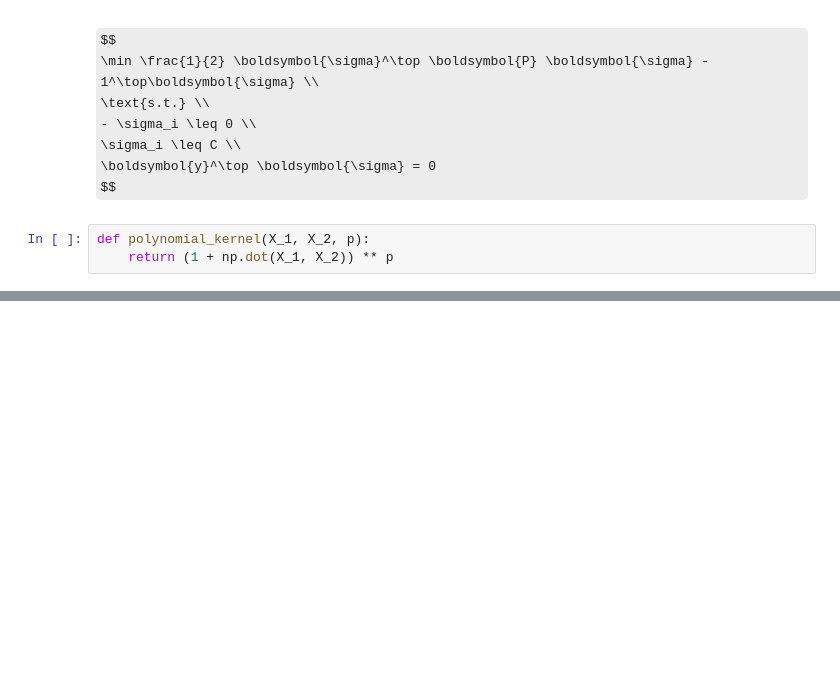
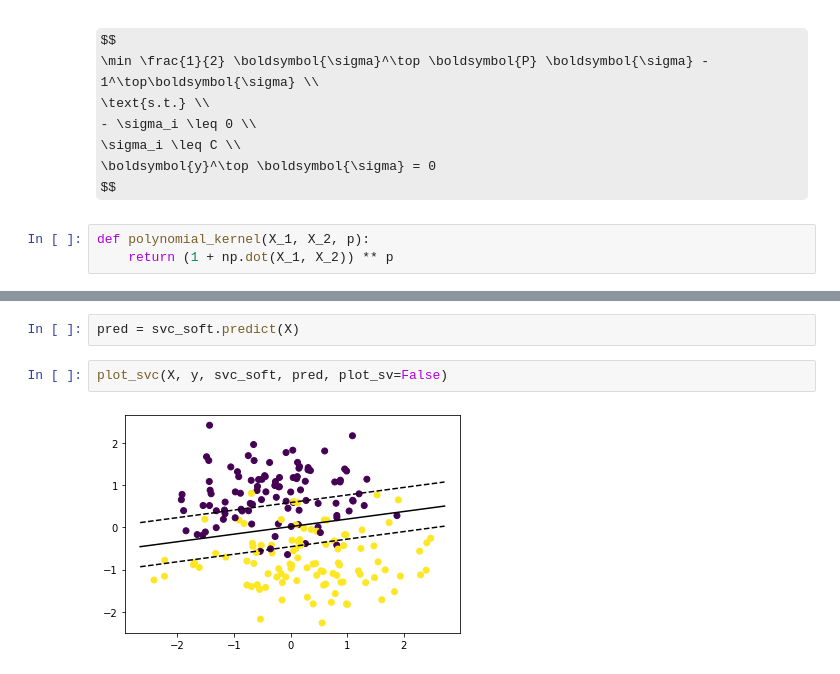
Before and after one commit to ConsciousML/SVM-from-scratch, a Jupyter notebook: Support Vector Machines.ipynb, the cells around one changed output, grey strips where cells are left out. Cells and saved outputs as stored; diff of their text form; some formulas as TeX source; blank space fills up the shorter version.

Commit message:
soft margin works

```diff
--- a/Support Vector Machines.ipynb
+++ b/Support Vector Machines.ipynb
@@ -243,0 +233,6 @@ UnboundLocalError: local variable 'h' referenced before assignment
+# %%
+pred = svc_soft.predict(X)
+# %%
+plot_svc(X, y, svc_soft, pred, plot_sv=False)
+# %% [output]
+[figure, added]
```
Also changed, not shown: parts of 6 cells of this notebook.
